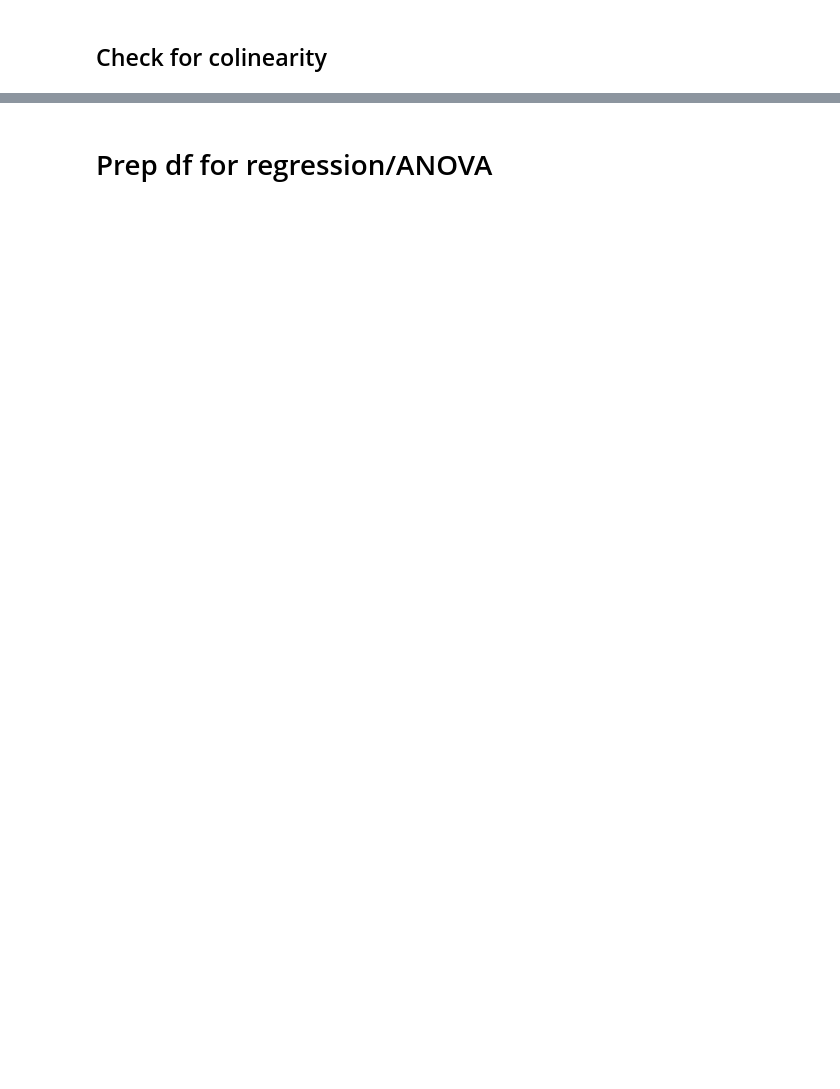
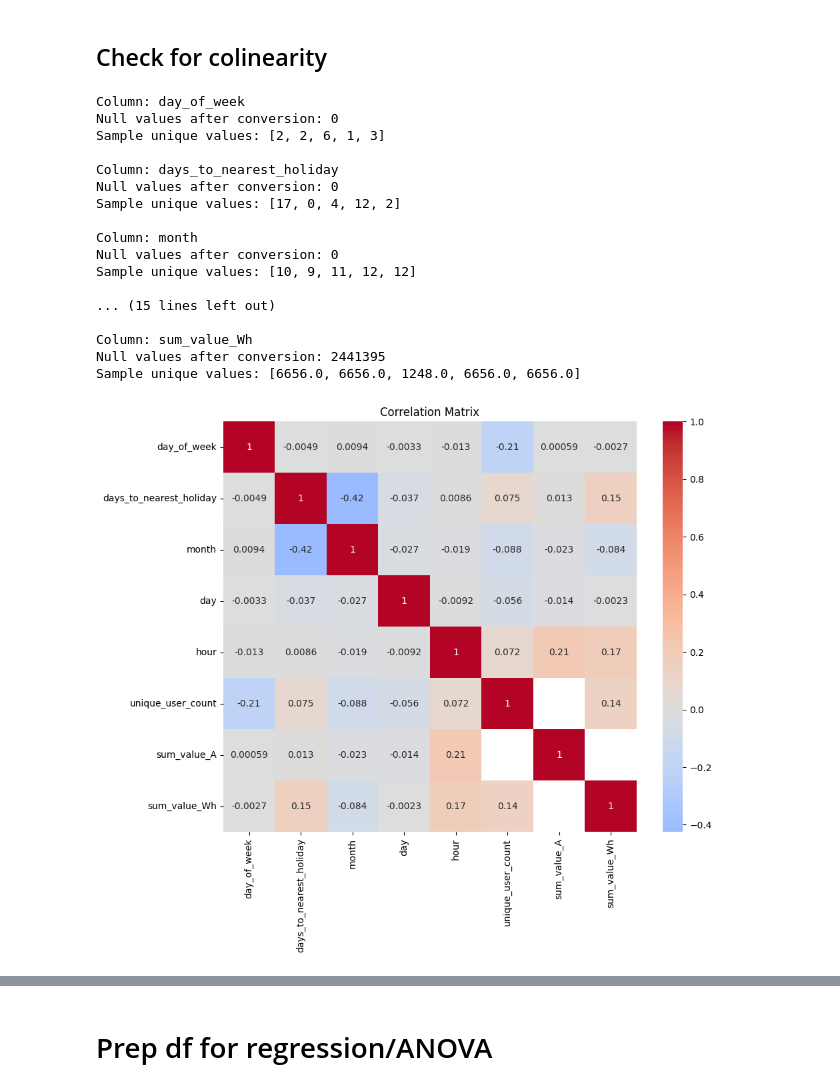
Before and after one commit to davidelgas/DataSciencePortfolio, a Jupyter notebook: OCCP/OCCP.ipynb, the cells around one changed output, grey strips where cells are left out. Cells and saved outputs as stored; diff of their text form; code cells hidden in the pictures; blank space fills up the shorter version.

Commit message:
Updated notebook from Colab

```diff
--- a/OCCP/OCCP.ipynb
+++ b/OCCP/OCCP.ipynb
@@ -892,3 +985,78 @@ if __name__ == "__main__":
 sys.exit()
 # %% [markdown]
 ## Check for colinearity
+# %%
+import pandas as pd
+import numpy as np
+import seaborn as sns
+import matplotlib.pyplot as plt
+
+# Load the dataset
+df = pd.read_pickle('/content/drive/MyDrive/Colab Notebooks/Data_sets/OCCP/df_logs_enriched_with_usage.pkl')
+
+# Convert columns to numeric, handling errors
+columns_to_analyze = [
+    "day_of_week",
+    "days_to_nearest_holiday",
+    "month",
+    "day",
+    "hour",
+    "unique_user_count",
+    "sum_value_A",
+    "sum_value_Wh"
+]
+
+# Create a clean dataframe for analysis
+df_clean = df[columns_to_analyze].copy()
+
+# Convert each column to numeric, handling errors
+for col in columns_to_analyze:
+    df_clean[col] = pd.to_numeric(df_clean[col], errors='coerce')
+
+    # Print info about conversion
+    print(f"\nColumn: {col}")
+    print(f"Null values after conversion: {df_clean[col].isnull().sum()}")
+    print(f"Sample unique values: {df_clean[col].dropna().sample(5).tolist()}")
+
+# Calculate correlations for cleaned numeric columns
+correlations = df_clean.corr()
+
+# Create correlation heatmap
+plt.figure(figsize=(10, 8))
+sns.heatmap(correlations, annot=True, cmap='coolwarm', center=0)
+plt.title('Correlation Matrix')
+plt.show()
+
+# Basic summary statistics
+print("\nSummary Statistics:")
+print(df_clean.describe())
+
+# Check for patterns across categorical variables
+print("\nMean energy consumption (sum_value_Wh) by:")
+print("\nDay of Week:")
+print(df_clean.groupby('day_of_week')['sum_value_Wh'].mean().sort_values(ascending=False))
+
+print("\nHour of Day:")
+print(df_clean.groupby('hour')['sum_value_Wh'].mean().sort_values(ascending=False))
+
+print("\nMonth:")
+print(df_clean.groupby('month')['sum_value_Wh'].mean().sort_values(ascending=False))
+# %% [output]
+Column: day_of_week
+Null values after conversion: 0
+Sample unique values: [2, 2, 6, 1, 3]
+
+Column: days_to_nearest_holiday
+Null values after conversion: 0
+Sample unique values: [17, 0, 4, 12, 2]
+
+Column: month
+Null values after conversion: 0
+Sample unique values: [10, 9, 11, 12, 12]
+
+... (15 lines left out)
+
+Column: sum_value_Wh
+Null values after conversion: 2441395
+Sample unique values: [6656.0, 6656.0, 1248.0, 6656.0, 6656.0]
+[figure, added]
```
Also changed, not shown: parts of 17 cells of this notebook.
